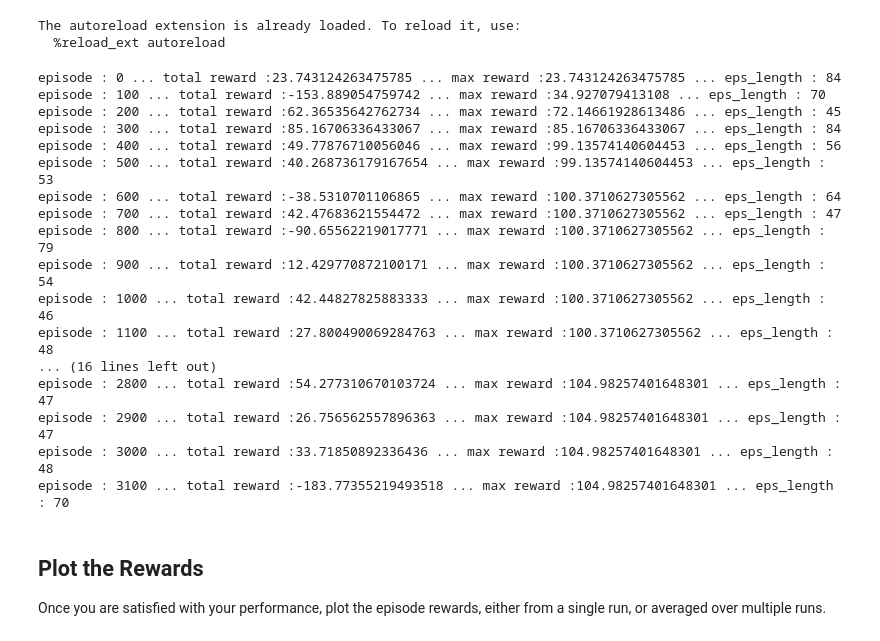
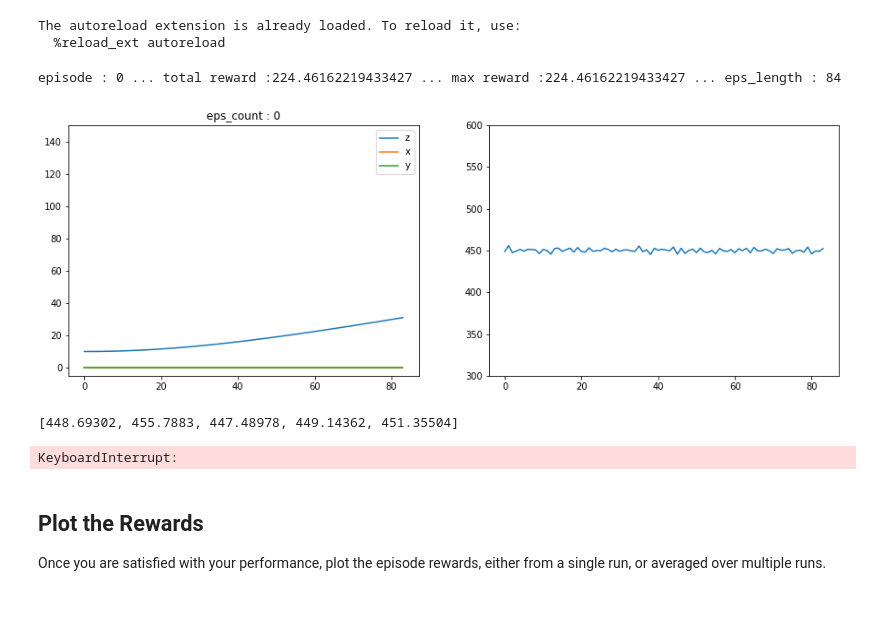
Before and after one commit to 1jsingh/RL_quadcopter, a Jupyter notebook: Quadcopter_Project.ipynb, the cells around one changed output. Saved outputs shown, nothing was run; the diff lists cells and outputs as text; code cells hidden in the pictures; blank space fills up the shorter version.

```diff
--- a/Quadcopter_Project.ipynb
+++ b/Quadcopter_Project.ipynb
@@ -220,31 +224,11 @@ from task import Task
 %load_ext autoreload
 %autoreload 2
 
-target_pos = np.array([0., 0., 80.])
-init_pos = np.array([0.,0.,50.,0.,0.,0.])
-task = Task(target_pos=target_pos)
+target_pos = np.array([0., 0., 40.])
+init_pos = np.array([0.,0.,10.,0.,0.,0.])
+task = Task(init_pose=init_pos,target_pos=target_pos)
 
-rl_agent = DDPG(task)
+rl_agent = DDPG(task,True)
 # %% [output]
 The autoreload extension is already loaded. To reload it, use:
   %reload_ext autoreload
-# %%
-rl_agent.train()
-# %% [output]
-episode : 0 ... total reward :23.743124263475785 ... max reward :23.743124263475785 ... eps_length : 84
-episode : 100 ... total reward :-153.889054759742 ... max reward :34.927079413108 ... eps_length : 70
-episode : 200 ... total reward :62.36535642762734 ... max reward :72.14661928613486 ... eps_length : 45
-episode : 300 ... total reward :85.16706336433067 ... max reward :85.16706336433067 ... eps_length : 84
-episode : 400 ... total reward :49.77876710056046 ... max reward :99.13574140604453 ... eps_length : 56
-episode : 500 ... total reward :40.268736179167654 ... max reward :99.13574140604453 ... eps_length : 53
-episode : 600 ... total reward :-38.5310701106865 ... max reward :100.3710627305562 ... eps_length : 64
-episode : 700 ... total reward :42.47683621554472 ... max reward :100.3710627305562 ... eps_length : 47
-episode : 800 ... total reward :-90.65562219017771 ... max reward :100.3710627305562 ... eps_length : 79
-episode : 900 ... total reward :12.429770872100171 ... max reward :100.3710627305562 ... eps_length : 54
-episode : 1000 ... total reward :42.44827825883333 ... max reward :100.3710627305562 ... eps_length : 46
-episode : 1100 ... total reward :27.800490069284763 ... max reward :100.3710627305562 ... eps_length : 48
-... (16 lines left out)
-episode : 2800 ... total reward :54.277310670103724 ... max reward :104.98257401648301 ... eps_length : 47
-episode : 2900 ... total reward :26.756562557896363 ... max reward :104.98257401648301 ... eps_length : 47
-episode : 3000 ... total reward :33.71850892336436 ... max reward :104.98257401648301 ... eps_length : 48
-episode : 3100 ... total reward :-183.77355219493518 ... max reward :104.98257401648301 ... eps_length : 70
@@ -255,3 +299,10 @@ episode : 3100 ... total reward :-183.77355219493518 ... max reward :104.9825740
+# %%
+_ = train(rl_agent)
+# %% [output]
+episode : 0 ... total reward :224.46162219433427 ... max reward :224.46162219433427 ... eps_length : 84
+[figure, added]
+[448.69302, 455.7883, 447.48978, 449.14362, 451.35504]
+KeyboardInterrupt:
 # %% [markdown]
 ## Plot the Rewards
 
```
Also changed, not shown: parts of 10 cells of this notebook, 19 other files.
